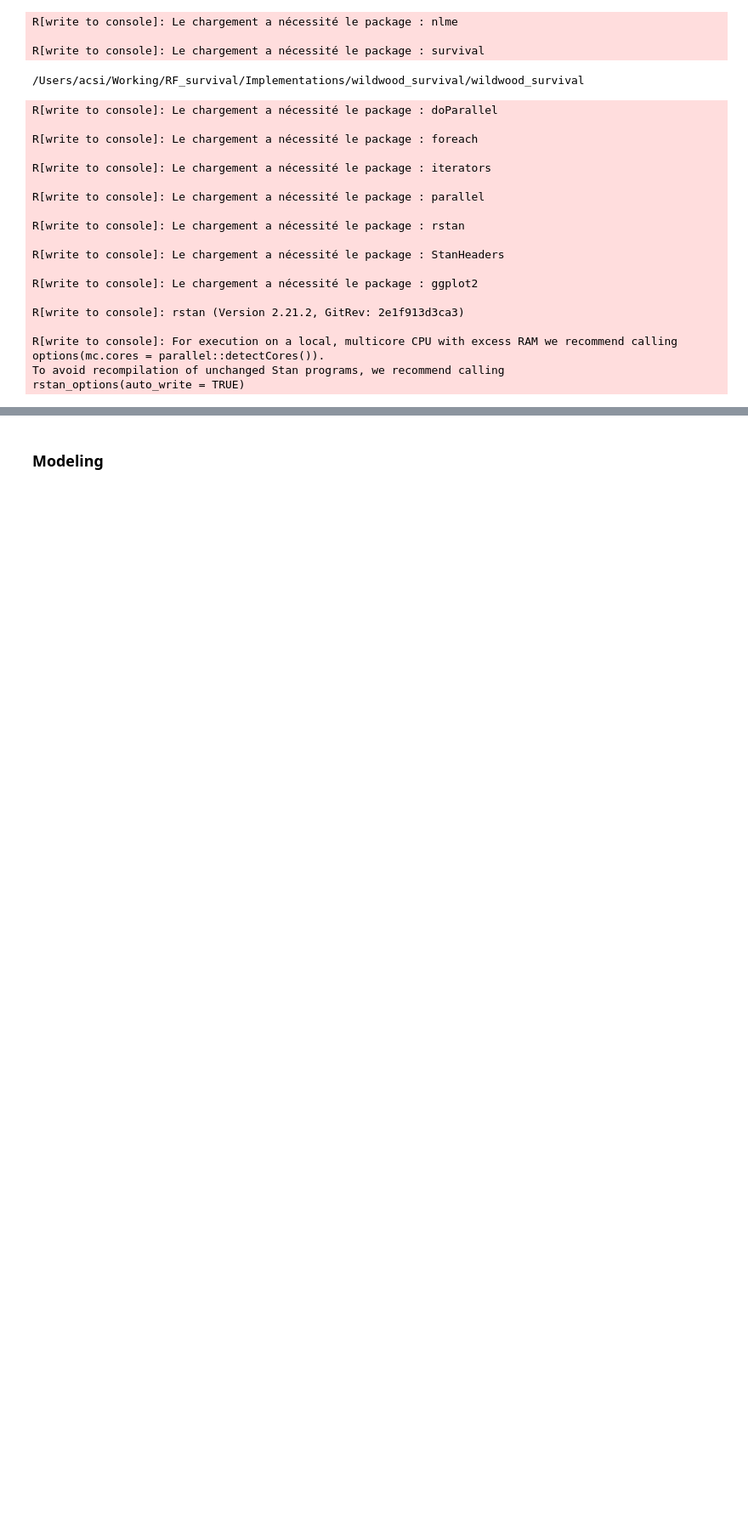
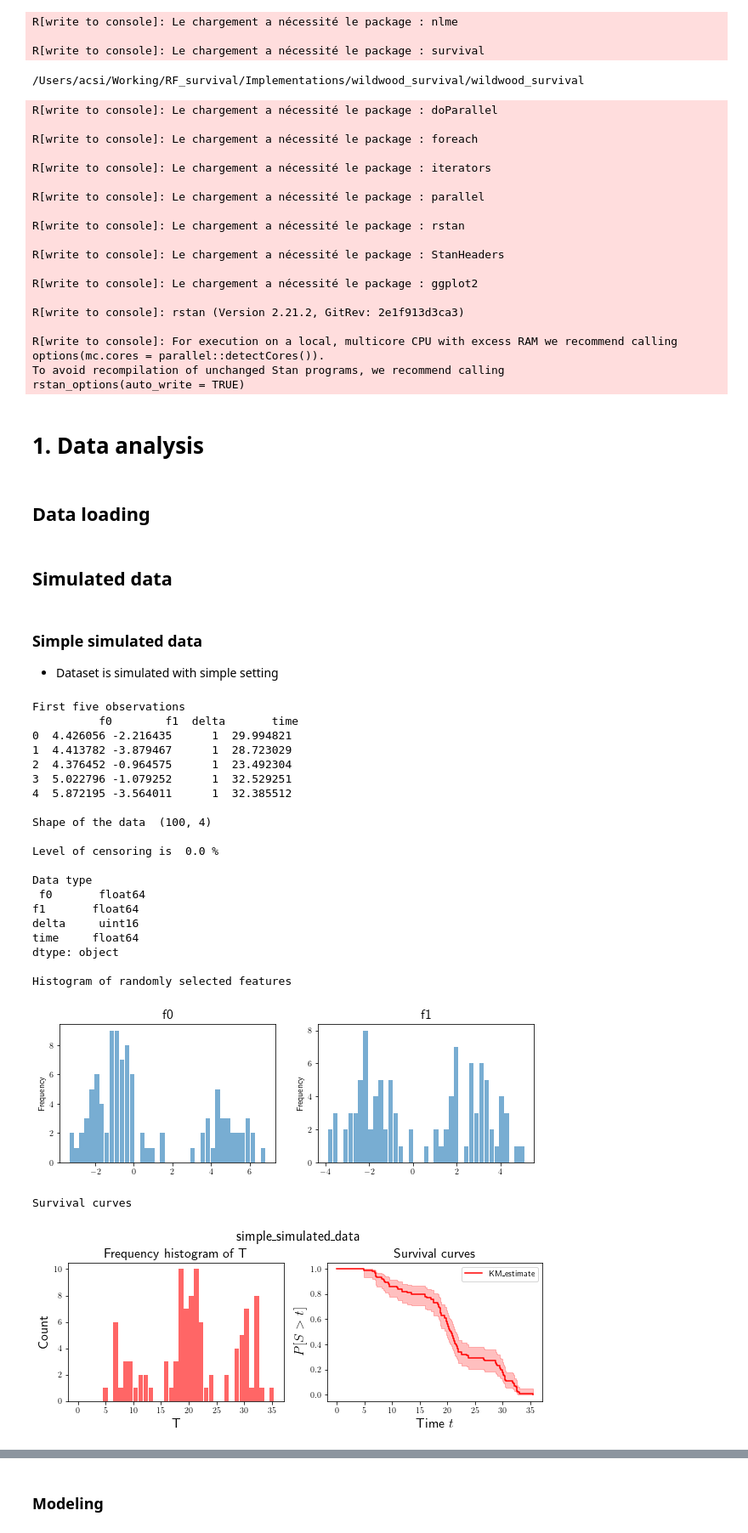
Before and after one commit to Califrais/wildwood-survival, a Jupyter notebook: wildwood_survival/Wildwood survival tutorial.ipynb, the cells around one changed output, grey strips where cells are left out. Shown at 85% size. Cells and saved outputs as stored; diff of their text form; code cells hidden in the pictures; blank space fills up the shorter version.

```diff
--- a/wildwood_survival/Wildwood survival tutorial.ipynb
+++ b/wildwood_survival/Wildwood survival tutorial.ipynb
@@ -30,3 +31,7 @@ R[write to console]: For execution on a local, multicore CPU with excess RAM we
 options(mc.cores = parallel::detectCores()).
 To avoid recompilation of unchanged Stan programs, we recommend calling
 rstan_options(auto_write = TRUE)
+# %% [markdown]
+# 1. Data analysis
+# %% [markdown]
+## Data loading ##
@@ -32,0 +41,33 @@ rstan_options(auto_write = TRUE)
+# %% [markdown]
+## Simulated data
+# %% [markdown]
+### Simple simulated data
+
+- Dataset is simulated with simple setting
+# %%
+data_name = 'simple_simulated_data'
+data_stats(datas, data_name)
+# %% [output]
+First five observations
+          f0        f1  delta       time
+0  4.426056 -2.216435      1  29.994821
+1  4.413782 -3.879467      1  28.723029
+2  4.376452 -0.964575      1  23.492304
+3  5.022796 -1.079252      1  32.529251
+4  5.872195 -3.564011      1  32.385512
+
+Shape of the data  (100, 4)
+
+Level of censoring is  0.0 %
+
+Data type
+ f0       float64
+f1       float64
+delta     uint16
+time     float64
+dtype: object
+
+Histogram of randomly selected features
+[figure, added]
+Survival curves
+[figure, added]
```
Also changed, not shown: parts of 14 cells of this notebook.
